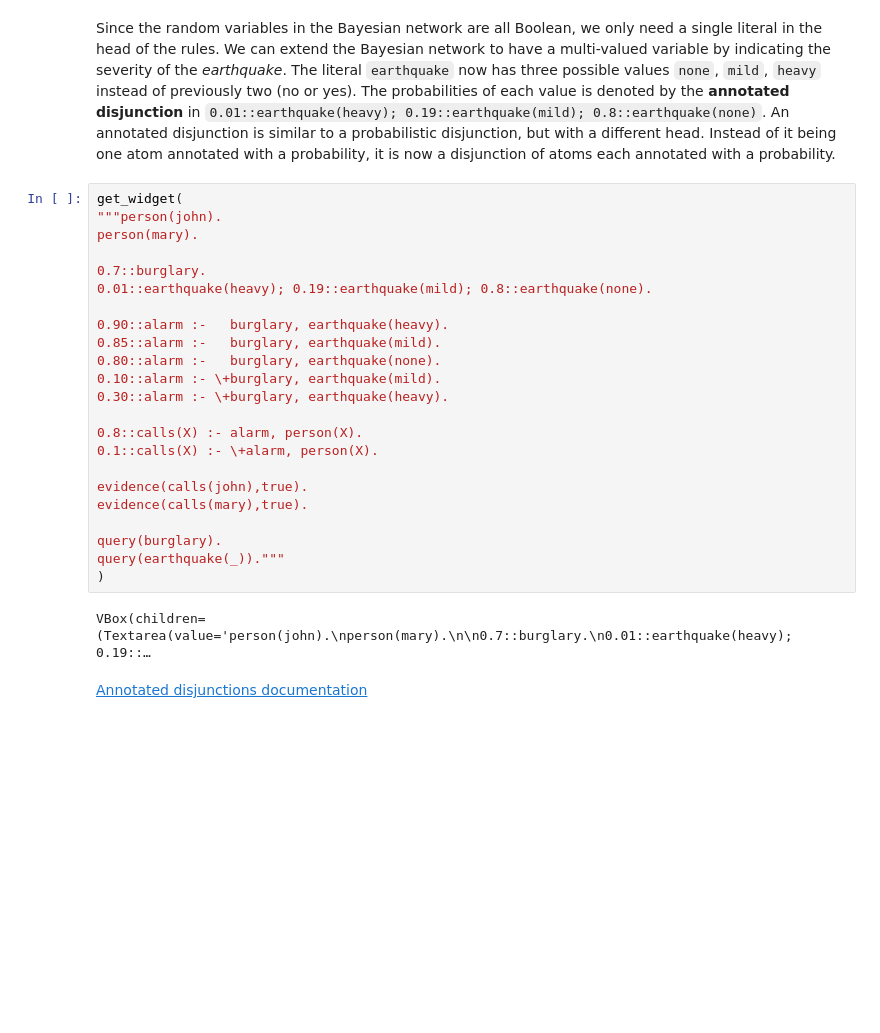
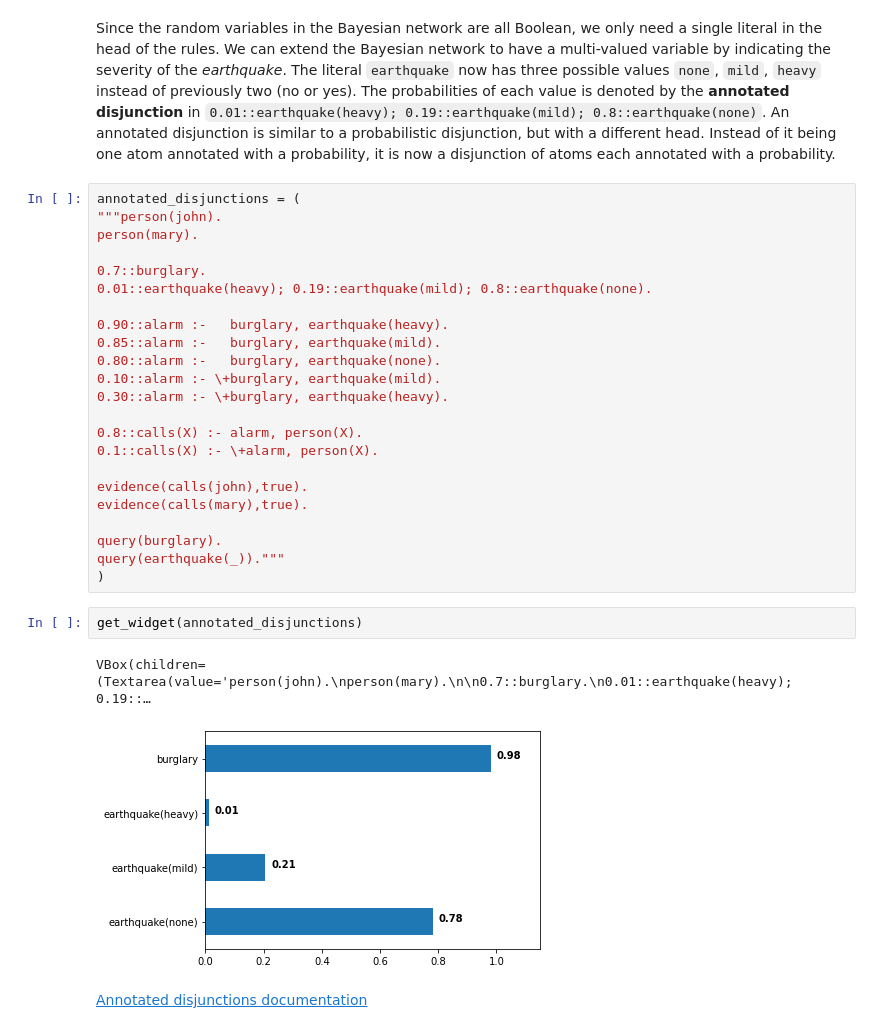
Before and after one commit to simply-logical/problog-book-template, a Jupyter notebook: _sources/src/text/bayesian_networks-mnb.ipynb, the cells around one changed output. Saved outputs shown, nothing was run; the diff lists cells and outputs as text; blank space fills up the shorter version.

```diff
--- a/_sources/src/text/bayesian_networks-mnb.ipynb
+++ b/_sources/src/text/bayesian_networks-mnb.ipynb
@@ -222,7 +232,7 @@ In general, any Boolean Bayesian network can be modeled in ProbLog using the abo
 # %% [markdown]
 Since the random variables in the Bayesian network are all Boolean, we only need a single literal in the head of the rules. We can extend the Bayesian network to have a multi-valued variable by indicating the severity of the *earthquake*. The literal `earthquake` now has three possible values `none`, `mild`, `heavy` instead of previously two (no or yes). The probabilities of each value is denoted by the **annotated disjunction** in `0.01::earthquake(heavy); 0.19::earthquake(mild); 0.8::earthquake(none)`. An annotated disjunction is similar to a probabilistic disjunction, but with a different head. Instead of it being one atom annotated with a probability, it is now a disjunction of atoms each annotated with a probability.
 # %%
-get_widget(
+annotated_disjunctions = (
 """person(john).
 person(mary).
 
@@ -244,8 +254,11 @@ evidence(calls(mary),true).
 query(burglary).
 query(earthquake(_))."""
 )
-# %% [output]
-VBox(children=(Textarea(value='person(john).\nperson(mary).\n\n0.7::burglary.\n0.01::earthquake(heavy); 0.19::…
+# %%
+get_widget(annotated_disjunctions)
+# %% [output]
+VBox(children=(Textarea(value='person(john).\nperson(mary).\n\n0.7::burglary.\n0.01::earthquake(heavy); 0.19::…
+[figure, added]
 # %% [markdown]
 [Annotated disjunctions documentation]
 
```
Also changed, not shown: parts of 9 cells of this notebook, 12 other files.
